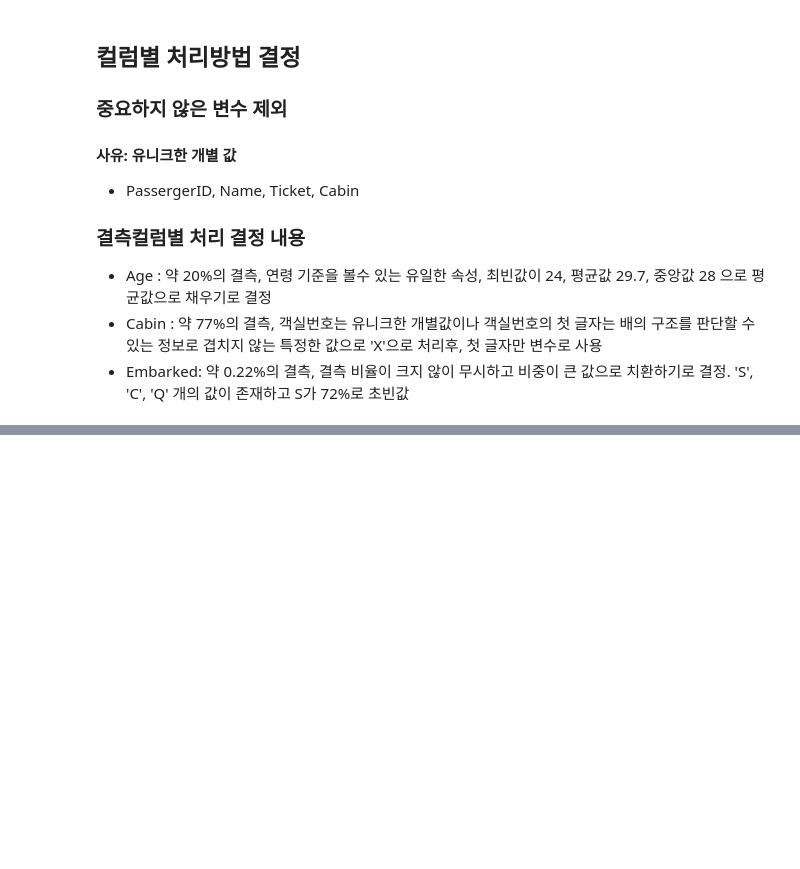
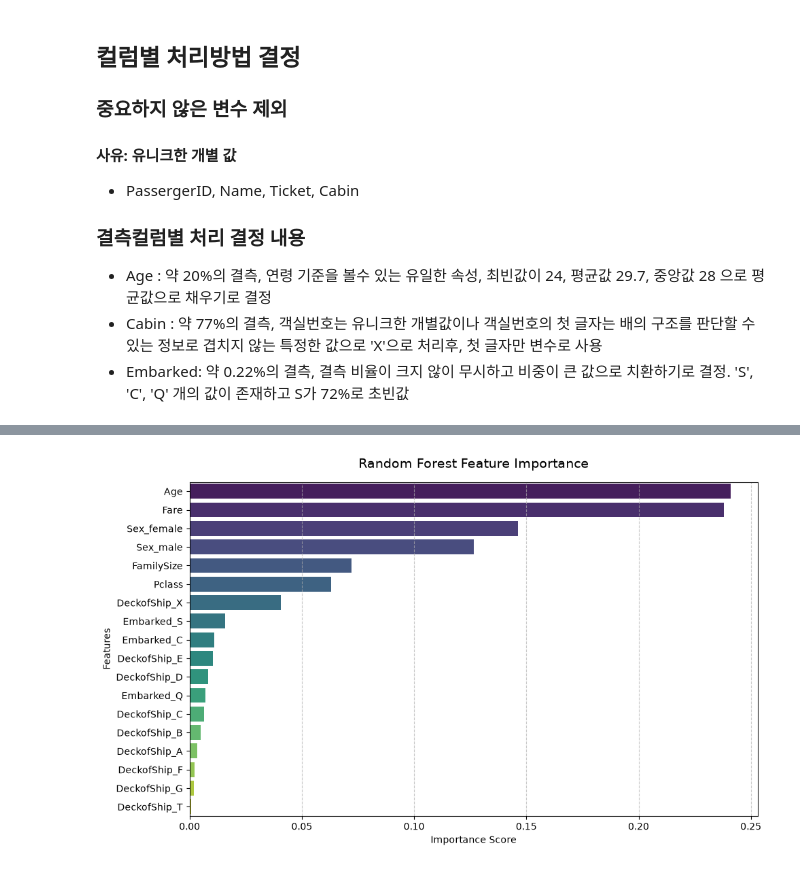
Before and after one commit to doosung-bang/AI_Sprint, a Jupyter notebook: 스프린트미션/미션3_4팀_방두성.ipynb, the cells around one changed output, grey strips where cells are left out. Cells and saved outputs as stored; diff of their text form; code cells hidden in the pictures; blank space fills up the shorter version.

```diff
--- a/스프린트미션/미션3_4팀_방두성.ipynb
+++ b/스프린트미션/미션3_4팀_방두성.ipynb
@@ -22,10 +22,10 @@ PATH = 'C:/Users/dsbang/.cache/kagglehub/competitions/titanic'
 import pandas as pd
 import matplotlib.pyplot as plt
 
-train_df = pd.read_csv(PATH +'/train.csv')
-test_df = pd.read_csv(PATH + '/test.csv')
+raw_train_df = pd.read_csv(PATH +'/train.csv')
+raw_test_df = pd.read_csv(PATH + '/test.csv')
 
-train_df.head()
+raw_train_df.head()
 #target_df = train_df['Survived']
 # %% [output]
 |  | PassengerId | Survived | Pclass | Name | Sex | Age | SibSp | Parch | Ticket | Fare | ... |
@@ -73,9 +73,9 @@ display(test_df.head())
 ## 1. 데이터 전처리
 중복행, 컬럼별 결측치 비율을 확인
 # %%
-feature_cols = ['PassengerId','Pclass','Sex','Age','SibSp','Parch','Ticket','Fare','Cabin','Embarked']
-target_col = ['Survived']
-df = train_df
+
+df = raw_train_df.copy()
+
 print("=" * 60)
 print("1. 데이터 기본 구조 및 결측치 요약")
 print("=" * 60)
@@ -240,0 +283,2 @@ data_df
+# %%
+data_df = df.drop(['Name','SibSp','Parch','Ticket','Cabin'], axis=1)
@@ -465,0 +770,52 @@ dtype: int64
+# %%
+import matplotlib.pyplot as plot
+import numpy as np
+import pandas as pd
+import seaborn as sns
+
+# 1. Random Forest 모델이 포함된 파이프라인 학습 (앞선 예시 활용)
+rf_pipeline = Pipeline(
+    steps=[
+        ('preprocessor', preprocessor),
+        ('classifier', RandomForestClassifier(n_estimators=100, random_state=42)),
+    ]
+)
+rf_pipeline.fit(X_train, y_train)
+
+# 2. 파이프라인 내부 요소 추출
+preprocessor_fitted = rf_pipeline.named_steps['preprocessor']
+rf_model = rf_pipeline.named_steps['classifier']
+
+# 3. 전처리 후 변환된 최종 특성(Feature) 이름 추출
+feature_names = preprocessor_fitted.get_feature_names_out()
+
+# 보기 깔끔하도록 'num__', 'cat__' 접두사 제거
+clean_feature_names = [
+    f.replace('num__', '').replace('cat__', '') for f in feature_names
+]
+
+# 4. 특성 중요도 추출 및 DataFrame 생성
+importances = rf_model.feature_importances_
+importance_df = pd.DataFrame(
+    {'Feature': clean_feature_names, 'Importance': importances}
+).sort_values(by='Importance', ascending=False)
+
+# 5. 특성 중요도 시각화
+plt.figure(figsize=(10, 6))
+sns.barplot(
+    x='Importance',
+    y='Feature',
+    data=importance_df,
+    hue='Feature',
+    legend=False,
+    palette='viridis',
+)
+
+plt.title('Random Forest Feature Importance', fontsize=14, pad=15)
+plt.xlabel('Importance Score')
+plt.ylabel('Features')
+plt.grid(axis='x', linestyle='--', alpha=0.7)
+plt.tight_layout()
+plt.show()
+# %% [output]
+[figure, added]
```
Also changed, not shown: parts of 16 cells of this notebook, 5 other files.
